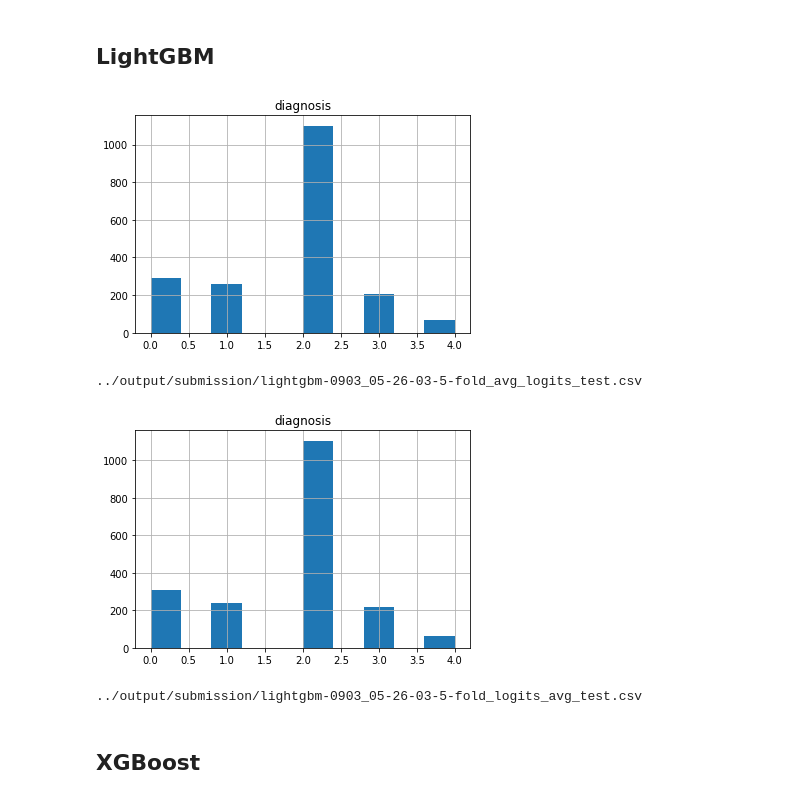
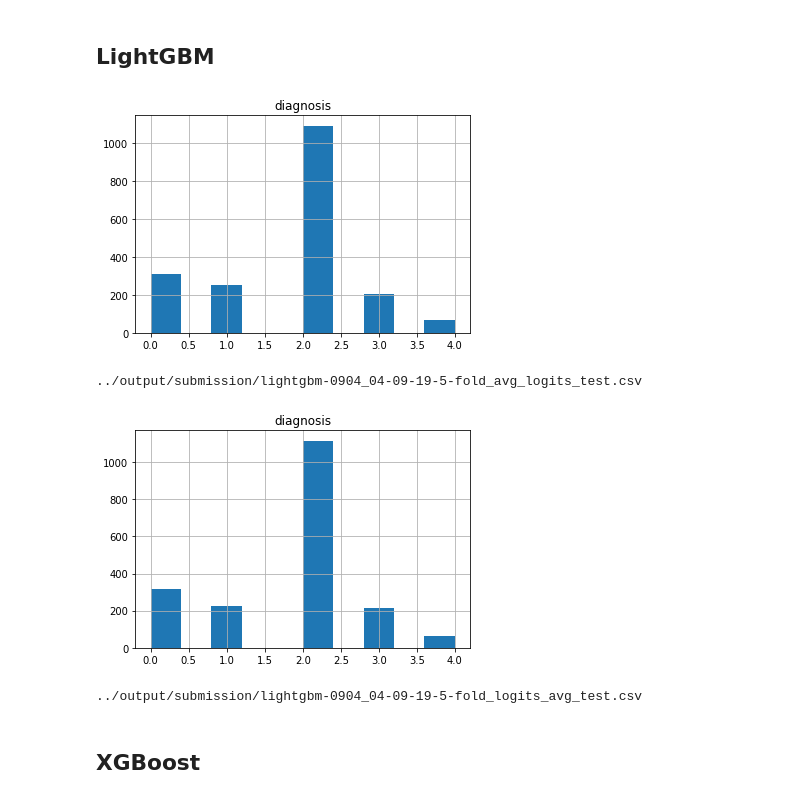
Before and after one commit to mikelkl/APTOS2019, a Jupyter notebook: notebooks/stacking-logits.ipynb, the cells around one changed output. Cells and saved outputs as stored; diff of their text form; code cells hidden in the pictures.

```diff
--- a/notebooks/stacking-logits.ipynb
+++ b/notebooks/stacking-logits.ipynb
@@ -237,25 +237,22 @@ import lightgbm as lgb
 estimator = lgb.LGBMRegressor(n_jobs=8, random_state=SEED)
 
 param_grid = {
-#     'max_depth': [3, 5, 7, 9, 12, 15, 17, 25],
-    'max_depth': [3],
+#     'max_depth': [3, 5, 7, 9],
+    'max_depth': [5],
     'learning_rate': [0.05],
 #     'learning_rate': [0.01, 0.02, 0.05, 0.1, 0.15],
 #     'feature_fraction': [0.6, 0.7, 0.8, 0.9, 0.95],
-    'feature_fraction': [0.6],
-#     'bagging_fraction': [0.6, 0.7, 0.8, 0.9, 0.95],
-    'bagging_fraction': [0.7],
-    'bagging_freq': [8],
-#     'bagging_freq': [2, 4, 5, 6, 8],
-#     'lambda_l1': [0, 0.1, 0.4, 0.5, 0.6],
-    'lambda_l1': [0],
-    'lambda_l2': [15],
-#     'lambda_l2': [0, 10, 15, 35, 40],
-    'cat_smooth': [1],
-#     'cat_smooth': [1, 10, 15, 20, 35],
-#     'colsample_bytree': [0.6, 0.7, 0.8, 0.9, 1]
-    'colsample_bytree': [0.6]
-
+    'feature_fraction': [0.7],
+    'bagging_fraction': [0.6, 0.7, 0.8, 0.9, 0.95],
+#     'bagging_fraction': [0.7],
+#     'bagging_freq': [8],
+    'bagging_freq': [2, 4, 5, 6, 8],
+    'lambda_l1': [0, 0.1, 0.4, 0.5, 0.6],
+#     'lambda_l1': [0],
+#     'lambda_l2': [15],
+    'lambda_l2': [0, 10, 15, 35, 40],
+#     'cat_smooth': [1],
+    'cat_smooth': [1, 10, 15, 20, 35],
 }
 
 gbm = GridSearchCV(estimator, param_grid, cv=5, n_jobs=16, scoring=score, verbose=1)
@@ -457,7 +445,7 @@ svr-0903_05-26-03
 # %% [markdown]
 ## LightGBM
 # %%
-model_save_name = "lightgbm-0903_05-26-03"
+# model_save_name = "lightgbm-0903_05-26-03"
 # %%
 b3_test_avg_feats = np.average(b3_test_logits_list, axis=0)
 b4_test_avg_feats = np.average(b4_test_logits_list, axis=0)
@@ -478,31 +466,32 @@ submition_filename = "../output/submission/{}-5-fold_avg_logits_test.csv".format
 test_df.to_csv(submition_filename, index=False)
 print(submition_filename)
 # %% [output]
-[figure, old version]
+[figure, new version]
-../output/submission/lightgbm-0903_05-26-03-5-fold_avg_logits_test.csv
+../output/submission/lightgbm-0904_04-09-19-5-fold_avg_logits_test.csv
 # %%
 # 5 test feature then avg
 
 results = []
 for b3, b4, b5 in zip(b3_test_logits_list, b4_test_logits_list, b5_test_logits_list):
     X_test = np.concatenate([b3, b4, b5], axis=1)
     res = gbm.predict(X_test)
     results.append(res)
 
 avg_res_gbm = np.average(results, axis=0)
+np.save("../output/submission/{}-5-fold_logits_avg_test_logits.npy".format(model_save_name), avg_res_gbm)
 y_pred = np.round(avg_res_gbm)
 
 test_df.diagnosis = y_pred.astype(int)
 
 test_df.hist()
 plt.show()
 
 submition_filename = "../output/submission/{}-5-fold_logits_avg_test.csv".format(model_save_name)
 test_df.to_csv(submition_filename, index=False)
 print(submition_filename)
 # %% [output]
-[figure, old version]
+[figure, new version]
-../output/submission/lightgbm-0903_05-26-03-5-fold_logits_avg_test.csv
+../output/submission/lightgbm-0904_04-09-19-5-fold_logits_avg_test.csv
 # %% [markdown]
 ## XGBoost
 # %%
```
Also changed, not shown: parts of 11 cells of this notebook, 1 other file.
